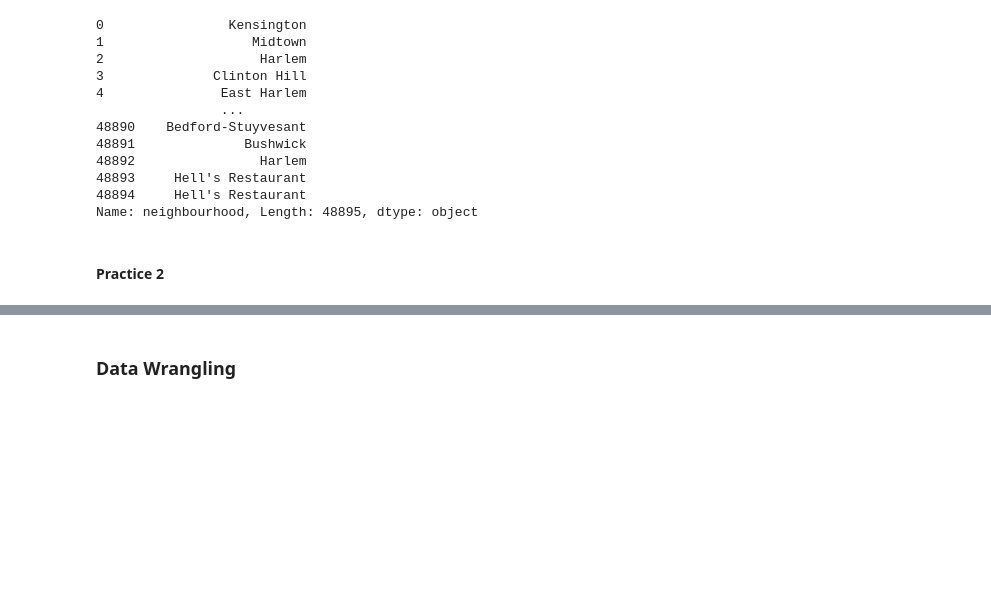
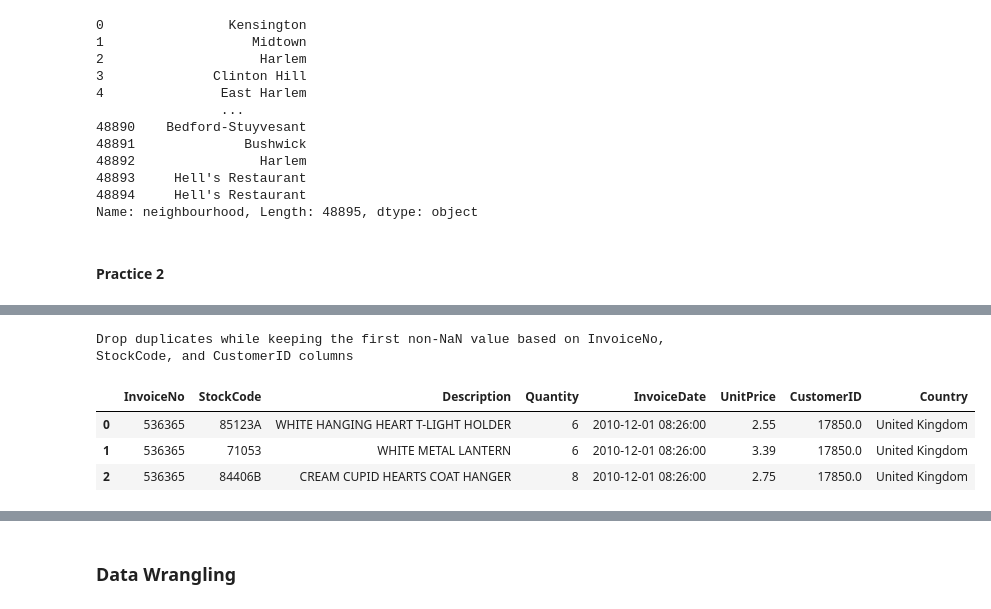
Before and after one commit to mmaazkhanhere/genai-learning-repo, a Jupyter notebook: data-analysis-course/course.ipynb, the cells around one changed output, grey strips where cells are left out. Saved outputs shown, nothing was run; the diff lists cells and outputs as text; code cells hidden in the pictures; blank space fills up the shorter version.

```diff
--- a/data-analysis-course/course.ipynb
+++ b/data-analysis-course/course.ipynb
@@ -2176,0 +2239,10 @@ Name: neighbourhood, Length: 48895, dtype: object
+# %%
+print("Drop duplicates while keeping the first non-NaN value based on InvoiceNo, StockCode, and CustomerID columns \n\n")
+
+df.drop_duplicates(subset=['InvoiceNo', 'StockCode', 'CustomerID'], keep='first').head(3) # note the original dataframe is not changed because inplace is false
+# %% [output]
+Drop duplicates while keeping the first non-NaN value based on InvoiceNo, StockCode, and CustomerID columns
+|  | InvoiceNo | StockCode | Description | Quantity | InvoiceDate | UnitPrice | CustomerID | Country |
+| 0 | 536365 | 85123A | WHITE HANGING HEART T-LIGHT HOLDER | 6 | 2010-12-01 08:26:00 | 2.55 | 17850.0 | United Kingdom |
+| 1 | 536365 | 71053 | WHITE METAL LANTERN | 6 | 2010-12-01 08:26:00 | 3.39 | 17850.0 | United Kingdom |
+| 2 | 536365 | 84406B | CREAM CUPID HEARTS COAT HANGER | 8 | 2010-12-01 08:26:00 | 2.75 | 17850.0 | United Kingdom |
```
Also changed, not shown: parts of 11 cells of this notebook, 1 other file.
